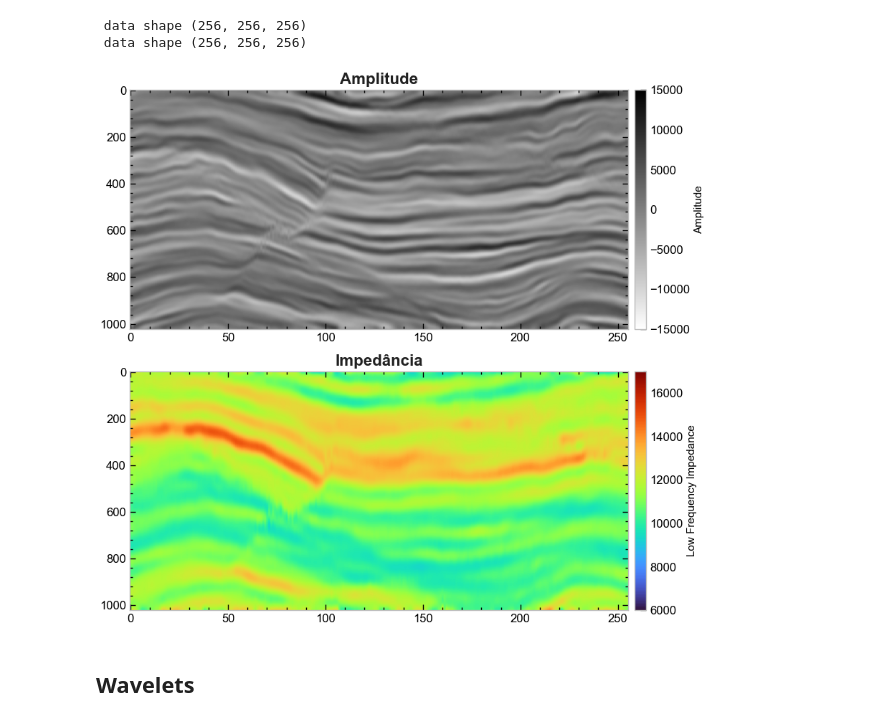
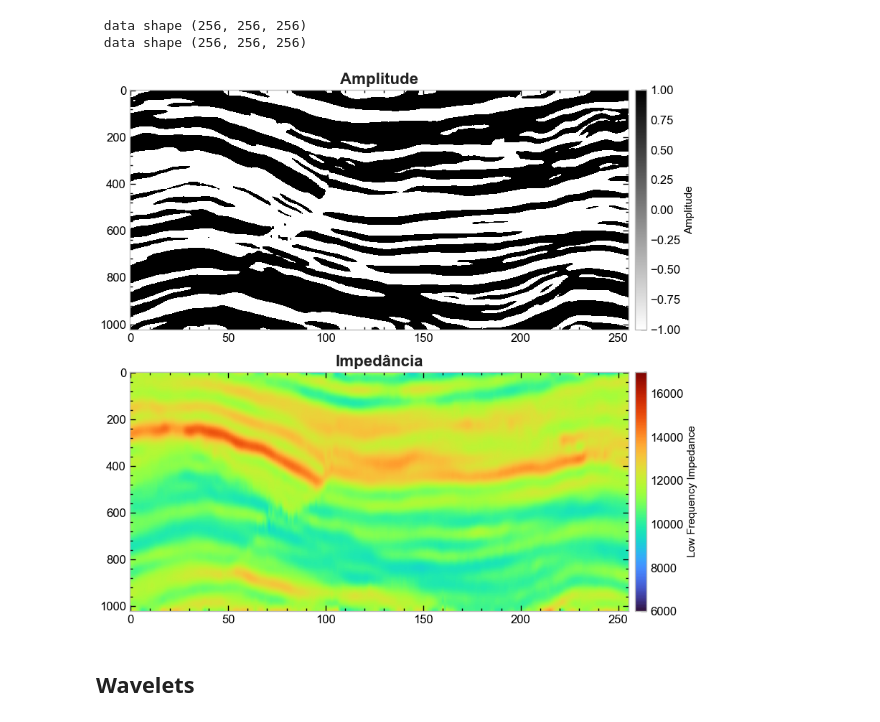
Before and after one commit to albano-a/tcc_methodology, a Jupyter notebook: main.ipynb, the cells around one changed output. Saved outputs shown, nothing was run; the diff lists cells and outputs as text; code cells hidden in the pictures.

```diff
--- a/main.ipynb
+++ b/main.ipynb
@@ -66,37 +70,37 @@ fig, axs = plt.subplots(2, 1, figsize=(9, 8))
 SECTION = 128
 
 c = axs[0].imshow(
-    data_amp[:, SECTION, :].T, cmap="gray_r", aspect="auto", vmin=-15000, vmax=15000
+    data_amp[:, SECTION, :].T, cmap="gray_r", aspect="auto", vmin=-1, vmax=1
 )
 cbar = fig.colorbar(c, ax=axs[0], pad=0.01)
 cbar.set_label("Amplitude", size=11)
 cbar.ax.tick_params(labelsize=LABEL_SIZE)
 axs[0].set_title("Amplitude", fontsize=FONT_SIZE, fontweight="bold", color=TEXT_COLOR)
 axs[0].set_yticklabels(
     [str(int(tick) * 4) for tick in axs[0].get_yticks()]
 )  # Altera os rótulos do eixo y
 axs[0].tick_params(axis="both", labelsize=LABEL_SIZE)
 axs[0].grid(False)
 
 c = axs[1].imshow(
     imp_background[:, SECTION, :].T, cmap="turbo", aspect="auto", vmin=VMIN, vmax=VMAX
 )
 
 cbar = fig.colorbar(c, ax=axs[1], pad=0.01)
 cbar.set_label("Low Frequency Impedance", size=11)
 cbar.ax.tick_params(labelsize=LABEL_SIZE)
 axs[1].set_title("Impedância", fontsize=FONT_SIZE, fontweight="bold", color=TEXT_COLOR)
 axs[1].set_yticklabels(
     [str(int(tick) * 4) for tick in axs[1].get_yticks()]
 )  # Altera os rótulos do eixo y
 axs[1].tick_params(axis="both", labelsize=LABEL_SIZE)
 axs[1].grid(False)
 
 plt.tight_layout()
 plt.savefig("Figures/views/amplitude_impedanceback.png", dpi=500, bbox_inches="tight")
 plt.show()
 # %% [output]
-[figure, old version]
+[figure, new version]
 # %% [markdown]
 ## Wavelets
 # %%
```
Also changed, not shown: parts of 5 cells of this notebook, 7 other files.
